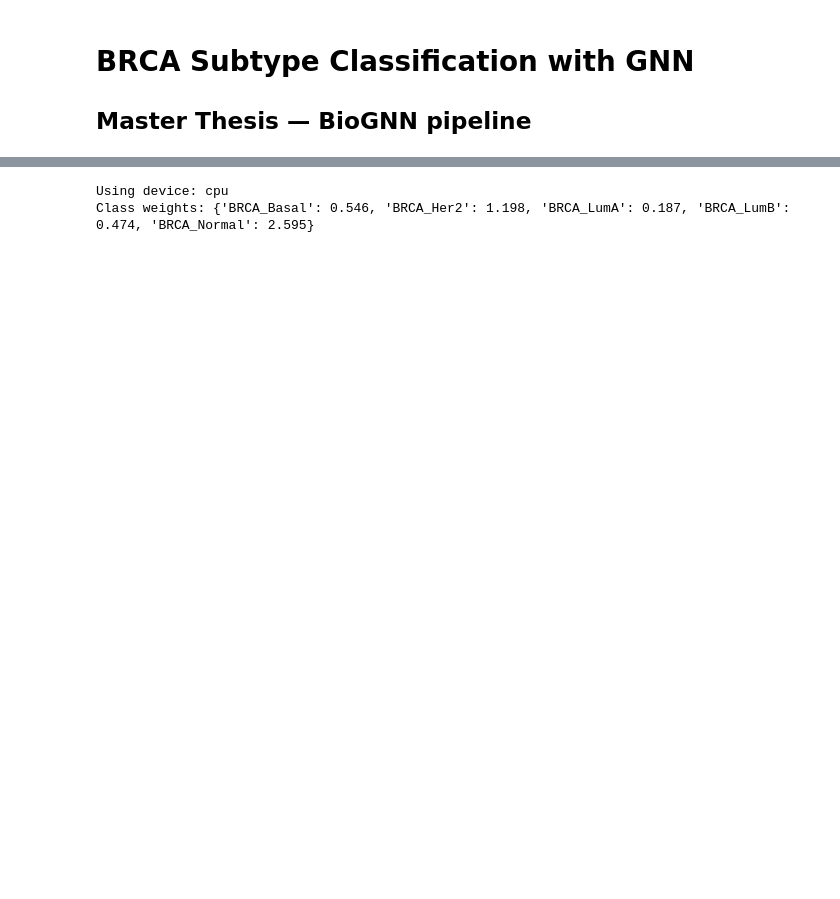
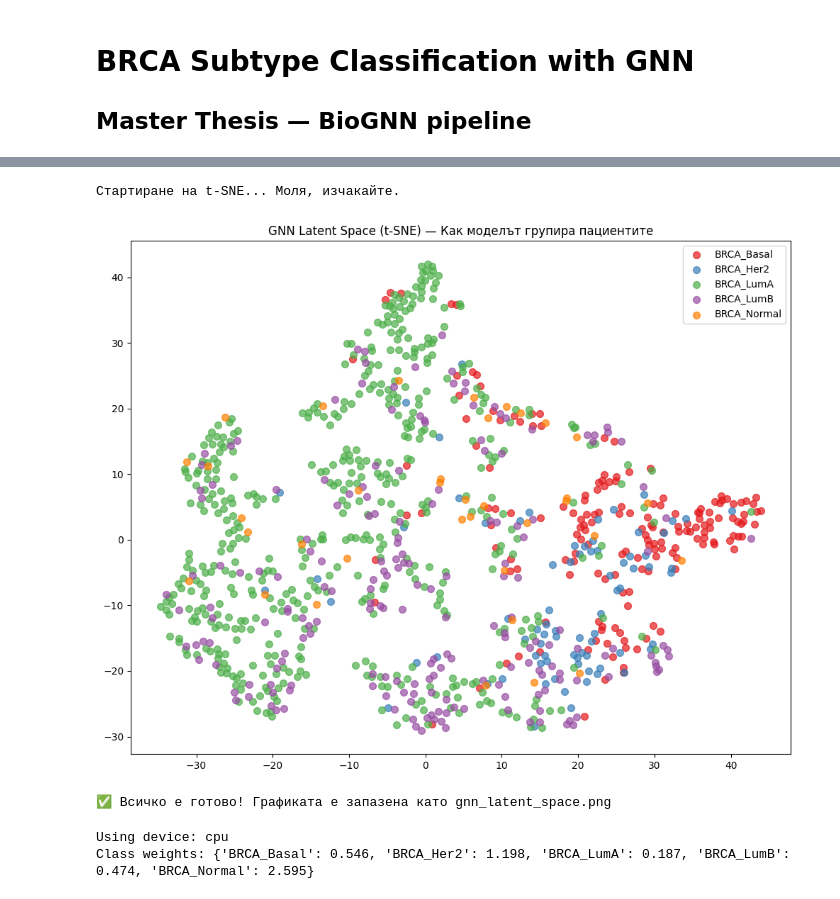
Before and after one commit to Daniel8Valkanov8/BRCA_Subtype_GNN, a Jupyter notebook: main.ipynb, the cells around one changed output, grey strips where cells are left out. Saved outputs shown, nothing was run; the diff lists cells and outputs as text; code cells hidden in the pictures; blank space fills up the shorter version.

```diff
--- a/main.ipynb
+++ b/main.ipynb
@@ -75,0 +205,18 @@ Total graphs (patients): 981
+# %%
+# --- 7. PER-CLASS REPORT (best model on full dataset) ---
+from sklearn.metrics import classification_report
+
+model.load_state_dict(best_model_state)
+model.eval()
+
+all_preds, all_labels = [], []
+with torch.no_grad():
+    for batch in DataLoader(dataset, batch_size=32):
+        batch = batch.to(device)
+        out   = model(batch.x, batch.edge_index, batch.batch)
+        all_preds.extend(out.argmax(dim=1).cpu().numpy())
+        all_labels.extend(batch.y.cpu().numpy())
+
+print('Classification Report (best model):')
+print(classification_report(all_labels, all_preds,
+                             target_names=encoder.classes_, zero_division=0))
@@ -76,3 +236,60 @@ Total graphs (patients): 981
+# %%
+# --- 8. INSIGHTS: Генериране на Ембединги и t-SNE Визуализация ---
+import torch
+import numpy as np
+import matplotlib.pyplot as plt
+from sklearn.manifold import TSNE
+from torch_geometric.loader import DataLoader
+
+# 8a. Извличане на ембедингите (скритото знание на модела)
+latent_vecs = []
+labels_list = []
+
+# Използваме "кука" (hook), за да вземем данните преди последния слой
+def hook_fn(module, input, output):
+    # input[0] съдържа вектора след обединяването (global_mean_pool)
+    latent_vecs.append(input[0].detach().cpu().numpy())
+
+# Закачаме куката за линейния слой на модела
+handle = model.lin.register_forward_hook(hook_fn)
+
+model.eval()
+with torch.no_grad():
+    for batch in DataLoader(dataset, batch_size=32):
+        batch = batch.to(device)
+        model(batch.x, batch.edge_index, batch.batch)
+        labels_list.extend(batch.y.cpu().numpy())
+
+handle.remove() # Важно: махаме куката след работа
+
+# Сглобяваме финалните масиви
+embeddings = np.vstack(latent_vecs)
+labels_arr = np.array(labels_list)
+
+# 8b. t-SNE визуализация (Намаляване на измеренията)
+print("Стартиране на t-SNE... Моля, изчакайте.")
+tsne = TSNE(n_components=2, perplexity=30, random_state=42)
+coords = tsne.fit_transform(embeddings)
+
+# 8c. Чертане на графиката
+fig, ax = plt.subplots(figsize=(10, 8))
+colors = ['#e41a1c', '#377eb8', '#4daf4a', '#984ea3', '#ff7f00']
+for i, name in enumerate(encoder.classes_):
+    idx = np.where(labels_arr == i)
+    ax.scatter(coords[idx, 0], coords[idx, 1], label=name,
+               color=colors[i] if i < len(colors) else None, alpha=0.7, s=50)
+
+ax.set_title('GNN Latent Space (t-SNE) — Как моделът групира пациентите')
+ax.legend()
+plt.tight_layout()
+plt.savefig('gnn_latent_space.png', dpi=150)
+plt.show()
+
+print('✅ Всичко е готово! Графиката е запазена като gnn_latent_space.png')
+# %% [output]
+Стартиране на t-SNE... Моля, изчакайте.
+[figure, added]
+✅ Всичко е готово! Графиката е запазена като gnn_latent_space.png
 # %%
 # --- 4. TRAIN / TEST SPLIT ---
 device = torch.device('cuda' if torch.cuda.is_available() else 'cpu')
```
Also changed, not shown: parts of 11 cells of this notebook, 6 other files.
